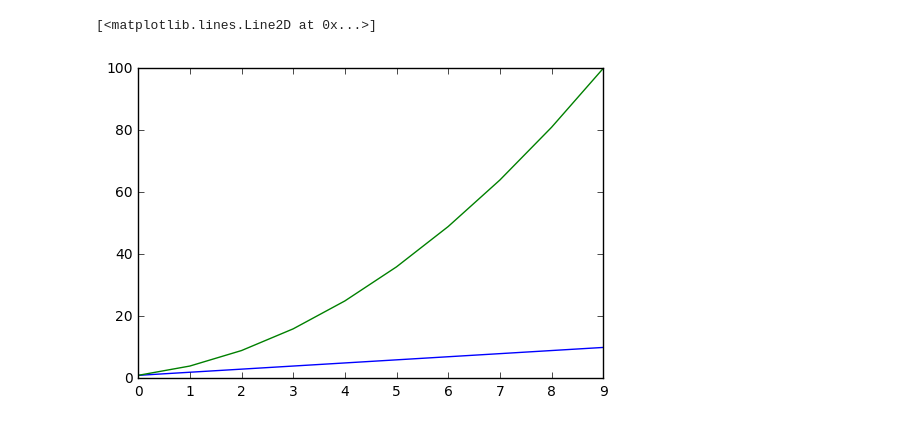
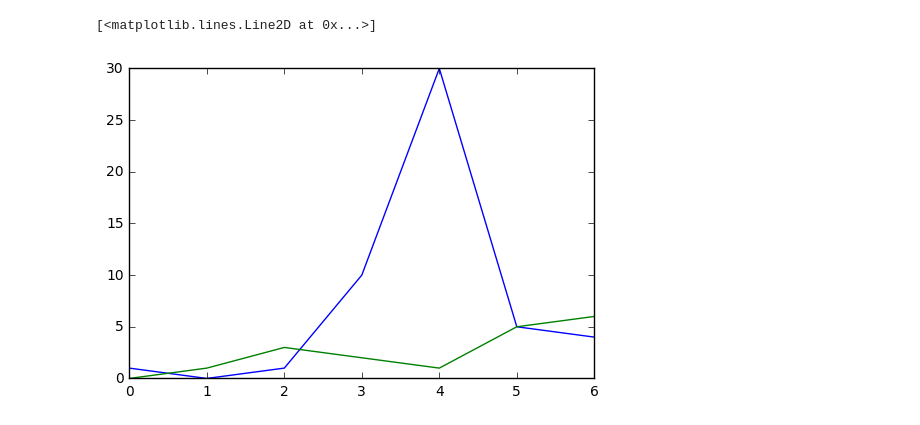
Before and after one commit to yliapis/emfa, a Jupyter notebook: Prototype.ipynb, the cells around one changed output. Saved outputs shown, nothing was run; the diff lists cells and outputs as text; code cells hidden in the pictures.

```diff
--- a/Prototype.ipynb
+++ b/Prototype.ipynb
@@ -7,17 +14,35 @@ from scipy import stats
 # %%
 dist = stats.norm
 
-Z = dist.rvs(size=200000).reshape(-1,2)
+n = 10**5
+k = 2
+p = 7
+
+Z = dist.rvs(size=n*k).reshape(-1,2)
 
 #L = np.random.rand(10,2)
 #L = np.arange(20).reshape(10,2)
-L = np.ones((1,2)) * np.arange(1,11)[:,None]
-L[:,1] *= L[:,1]
+if False:
+    L = np.ones((1,2)) * np.linspace(1,10, p)[:,None]
+    L[:,1] *= L[:,1]
+    L[:,0] = 40
+else:
+    L = np.array([[1, 0],
+                 [0, 1],
+                 [1, 3],
+                 [10,2],
+                 [30, 1],
+                 [5, 5],
+                 [4, 6]])
 
-X = (L @ Z.T).T
+Nu = dist.rvs(size=n * p).reshape(-1,p)
+Psi_diag = np.ones(p) * .002
+Nu = Nu * Psi_diag
+
+X = (L @ Z.T).T + Nu
 
 plt.plot(L[:,0])
 plt.plot(L[:,1])
 # %% [output]
 [<matplotlib.lines.Line2D at 0x...>]
-[figure, old version]
+[figure, new version]
```
Also changed, not shown: parts of 13 cells of this notebook, 3 other files.
